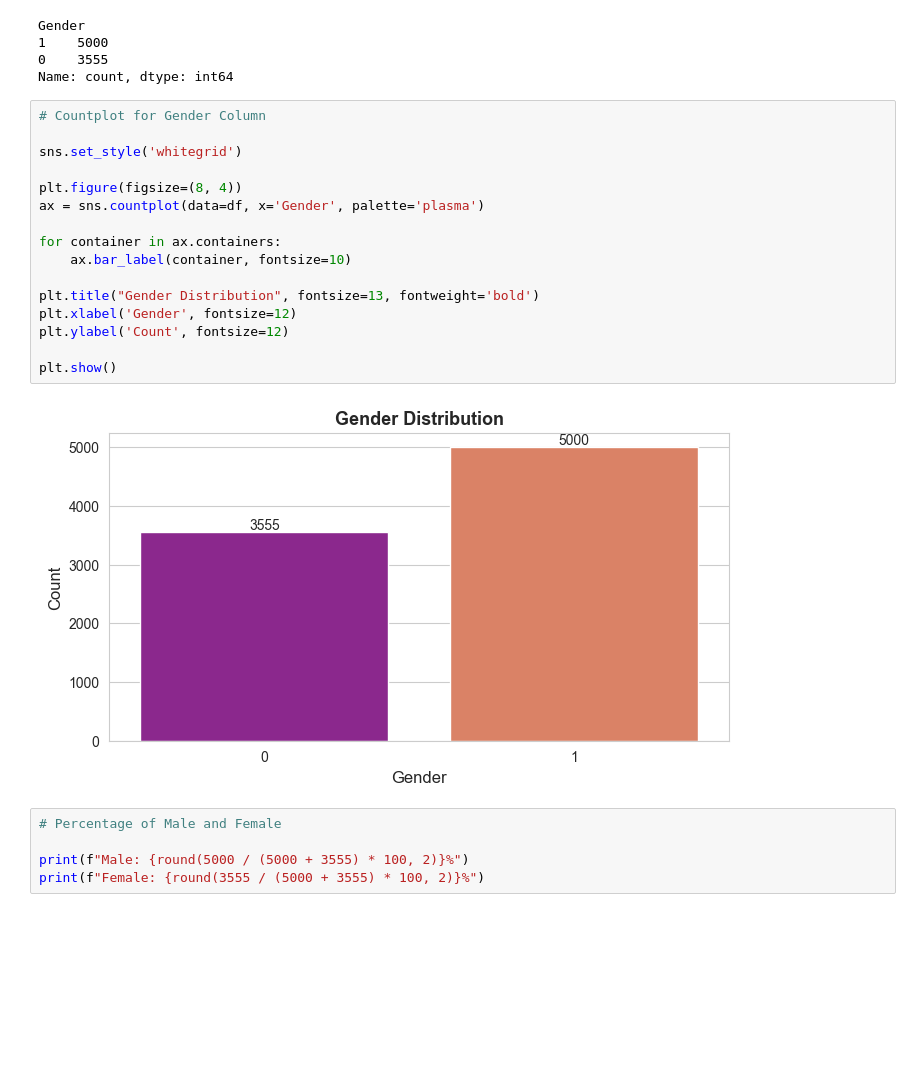
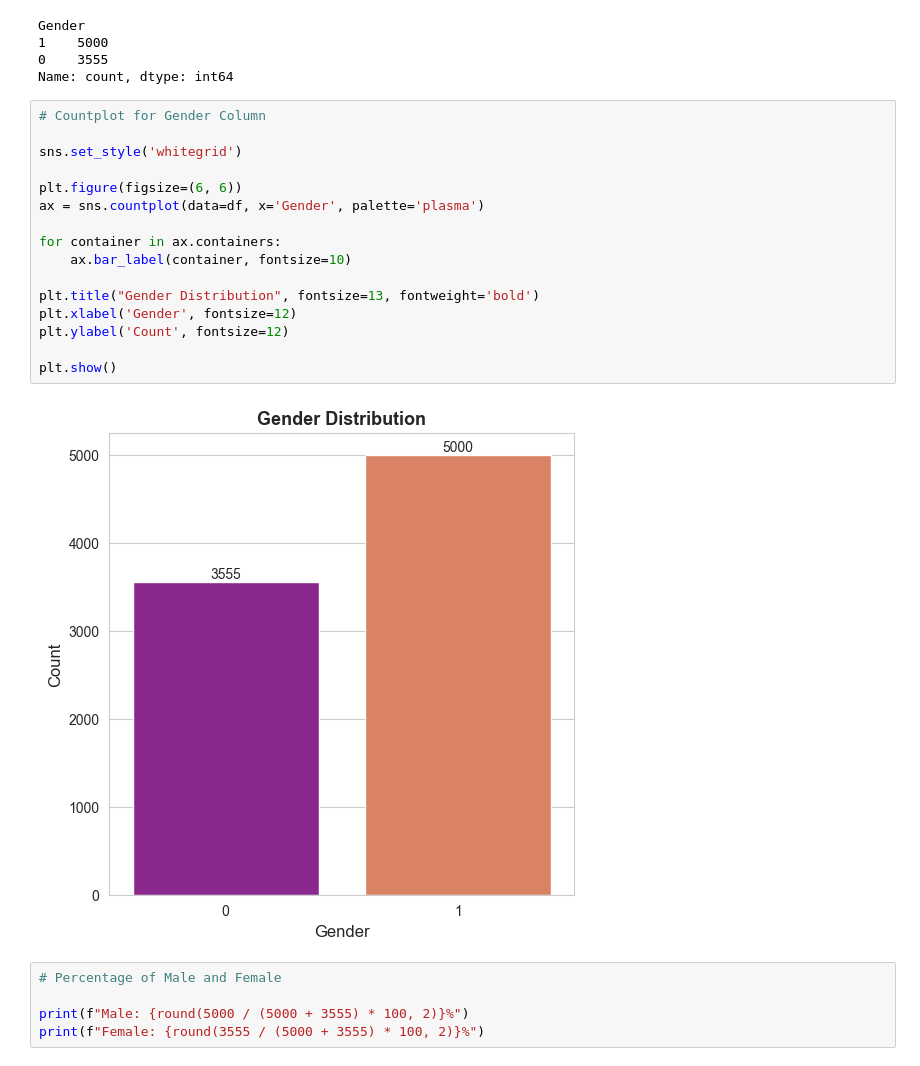
Before and after one commit to mohammadkhorshed/DS-ML-Assignments, a Jupyter notebook: assignment_05.ipynb, the cells around one changed output. Drawn from its saved outputs; the diff is of its cells as text; blank space fills up the shorter version.

```diff
--- a/assignment_05.ipynb
+++ b/assignment_05.ipynb
@@ -114,21 +114,21 @@ Name: count, dtype: int64
 # %%
 # Countplot for Gender Column
 
 sns.set_style('whitegrid')
 
-plt.figure(figsize=(8, 4))
+plt.figure(figsize=(6, 6))
 ax = sns.countplot(data=df, x='Gender', palette='plasma')
 
 for container in ax.containers:
     ax.bar_label(container, fontsize=10)
 
 plt.title("Gender Distribution", fontsize=13, fontweight='bold')
 plt.xlabel('Gender', fontsize=12)
 plt.ylabel('Count', fontsize=12)
 
 plt.show()
 # %% [output]
-[figure, old version]
+[figure, new version]
 # %%
 # Percentage of Male and Female
 
```
Also changed, not shown: parts of 20 cells of this notebook.
